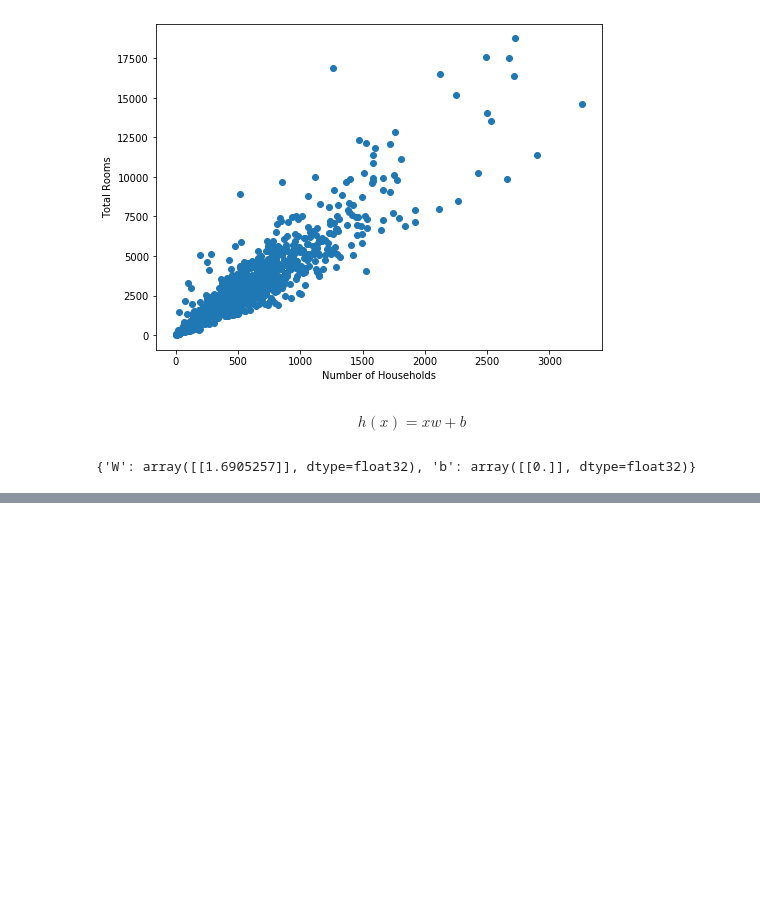
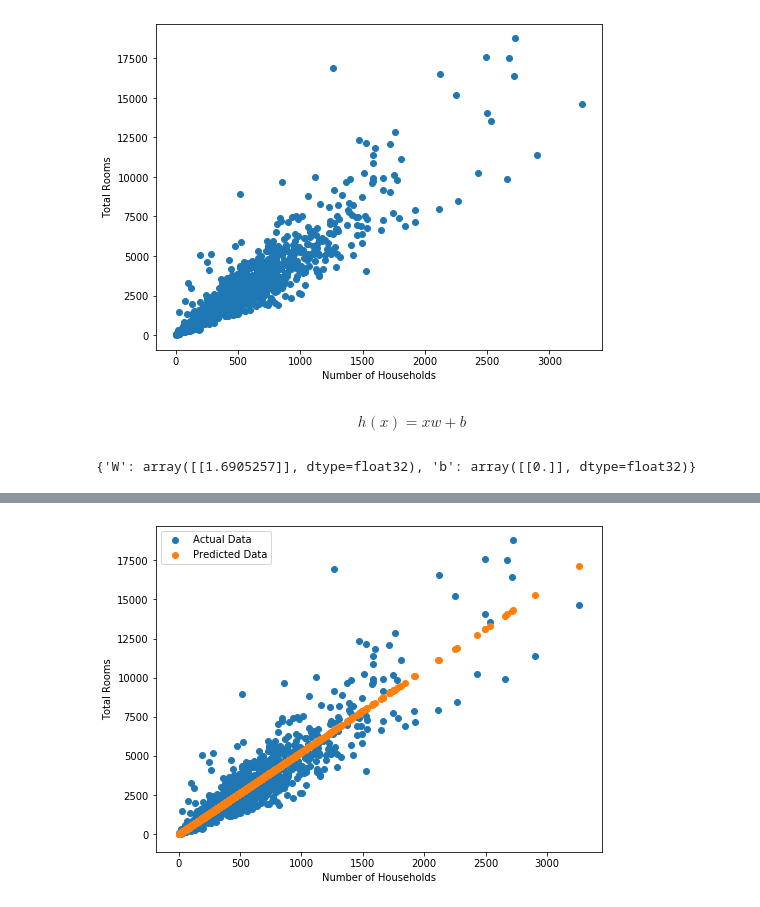
Before and after one commit to luisdiaz1997/DataScienceCourse, a Jupyter notebook: TFintro.ipynb, the cells around one changed output, grey strips where cells are left out. Saved outputs shown, nothing was run; the diff lists cells and outputs as text; code cells hidden in the pictures; blank space fills up the shorter version.

```diff
--- a/TFintro.ipynb
+++ b/TFintro.ipynb
@@ -90,0 +108,13 @@ Use tf.where in 2.0, which has the same broadcast rule as np.where
+# %%
+with tf.Session() as sess:
+  inp = tf.constant(x, dtype = tf.float32)
+  prediction = sess.run(linear(inp, params))
+# %%
+plt.figure(figsize = (8, 6))
+plt.scatter(x[::10], y[::10], label = 'Actual Data')
+plt.scatter(x[::10], prediction[::10], label = 'Predicted Data')
+plt.legend()
+plt.xlabel('Number of Households')
+plt.ylabel('Total Rooms');
+# %% [output]
+[figure, added]
```
Also changed, not shown: parts of 6 cells of this notebook.
